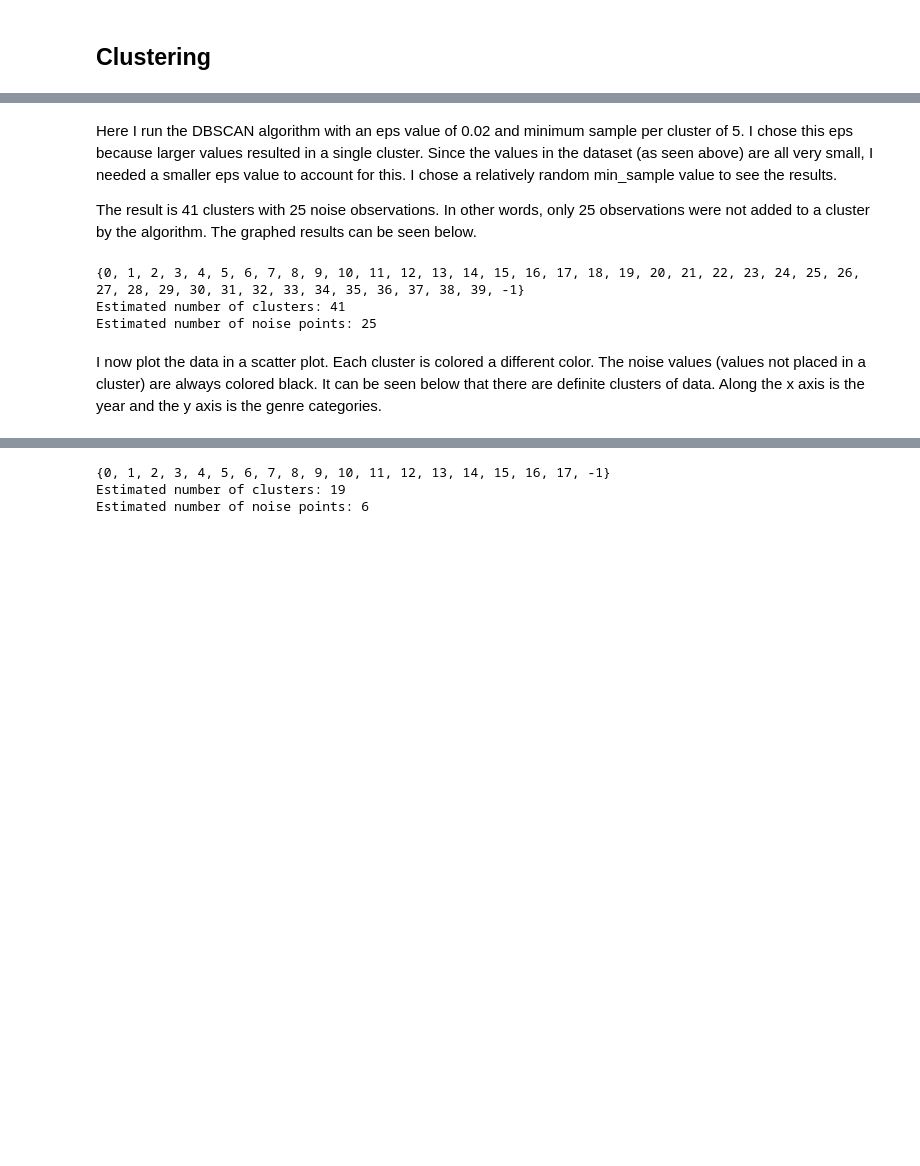
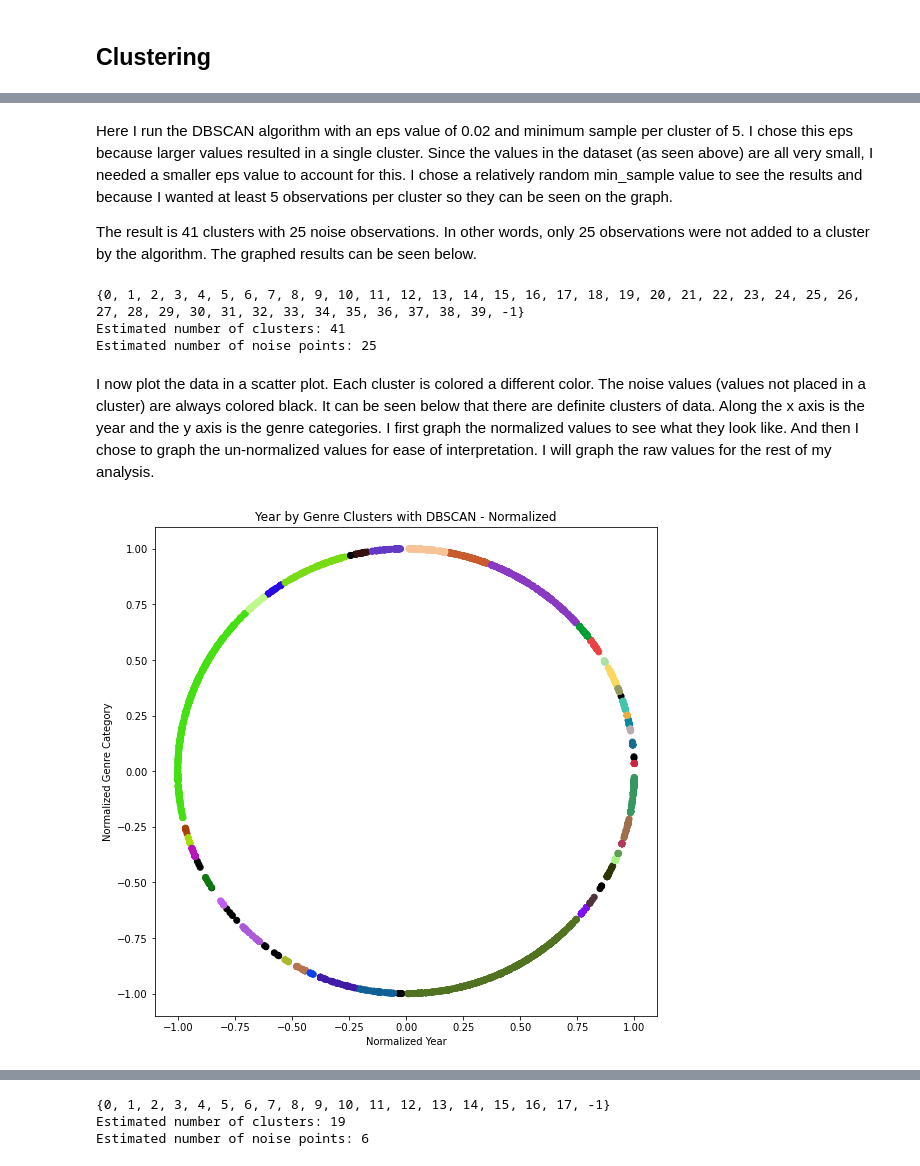
Before and after one commit to anissakhan/731-Project-3-Khan, a Jupyter notebook: Notebooks/731-Project3.ipynb, the cells around one changed output, grey strips where cells are left out. Cells and saved outputs as stored; diff of their text form; code cells hidden in the pictures; blank space fills up the shorter version.

```diff
--- a/Notebooks/731-Project3.ipynb
+++ b/Notebooks/731-Project3.ipynb
@@ -420,0 +461,5 @@ dfTest_normalized
+# %%
+dfTest=dfAll[['year','genreCat']]
+
+dfTest_normalized=scaleAndNormalize('year', 'genreCat')
+dfTest_normalized
@@ -421,5 +480,5 @@ dfTest_normalized
 # %% [markdown]
-Here I run the DBSCAN algorithm with an eps value of 0.02 and minimum sample per cluster of 5. I chose this eps because larger values resulted in a single cluster. Since the values in the dataset (as seen above) are all very small, I needed a smaller eps value to account for this. I chose a relatively random min_sample value to see the results.
+Here I run the DBSCAN algorithm with an eps value of 0.02 and minimum sample per cluster of 5. I chose this eps because larger values resulted in a single cluster. Since the values in the dataset (as seen above) are all very small, I needed a smaller eps value to account for this. I chose a relatively random min_sample value to see the results and because I wanted at least 5 observations per cluster so they can be seen on the graph.
 
 The result is 41 clusters with 25 noise observations. In other words, only 25 observations were not added to a cluster by the algorithm. The graphed results can be seen below.
 # %%
@@ -440,7 +499,19 @@ print('Estimated number of noise points: %d' % n_noise_)
 Estimated number of clusters: 41
 Estimated number of noise points: 25
 # %% [markdown]
-I now plot the data in a scatter plot. Each cluster is colored a different color. The noise values (values not placed in a cluster) are always colored black. It can be seen below that there are definite clusters of data. Along the x axis is the year and the y axis is the genre categories.
+I now plot the data in a scatter plot. Each cluster is colored a different color. The noise values (values not placed in a cluster) are always colored black. It can be seen below that there are definite clusters of data. Along the x axis is the year and the y axis is the genre categories. I first graph the normalized values to see what they look like. And then I chose to graph the un-normalized values for ease of interpretation. I will graph the raw values for the rest of my analysis.
+# %%
+cvec=genColorsDBSCAN(n_clusters_)
+
+plt.figure(figsize=(9,9))
+plt.scatter(dfTest_normalized['year'], dfTest_normalized['genreCat'], c=cvec)
+plt.title('Year by Genre Clusters with DBSCAN - Normalized')
+plt.xlabel('Normalized Year')
+plt.ylabel('Normalized Genre Category')
+
+plt.show()
+# %% [output]
+[figure, added]
 # %%
 import random
 
```
Also changed, not shown: parts of 50 cells of this notebook, 4 other files.
